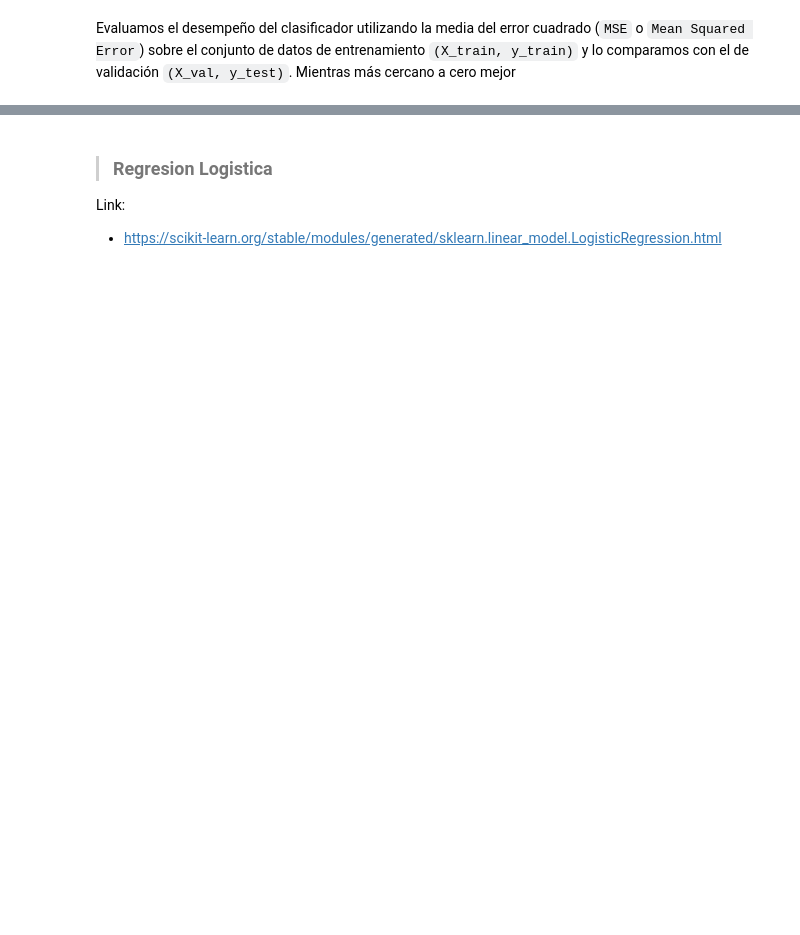
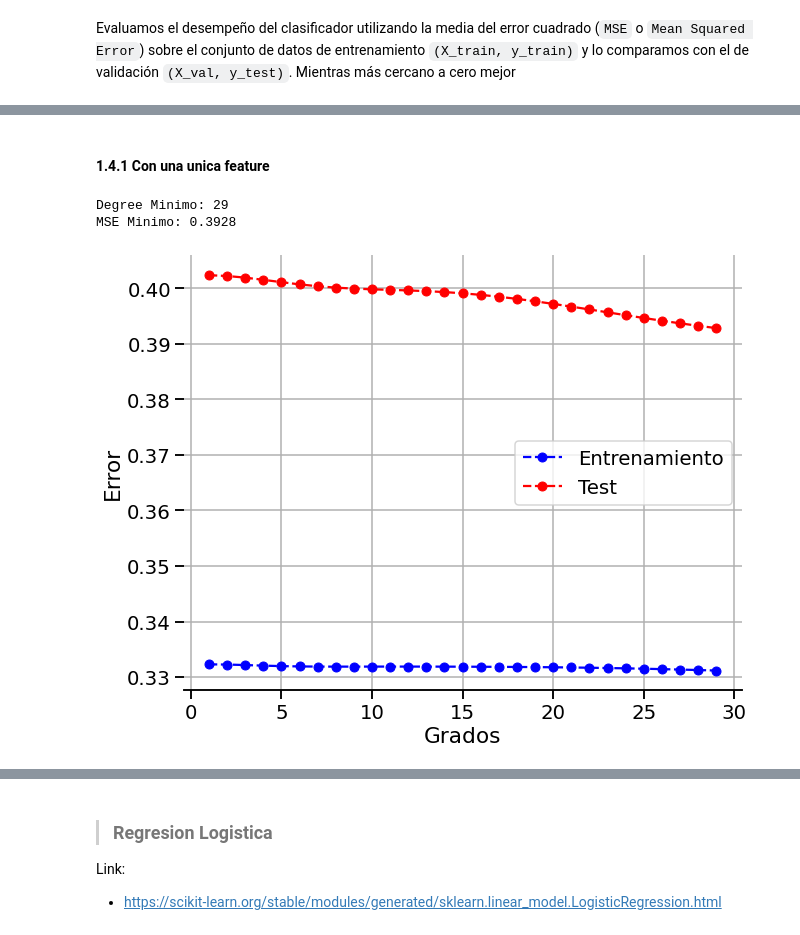
Before and after one commit to diplodatos2020/IntroduccionAprendizajeAutomatico_Mentoria, a Jupyter notebook: Practico_IAA.ipynb, the cells around one changed output, grey strips where cells are left out. Cells and saved outputs as stored; diff of their text form; code cells hidden in the pictures; blank space fills up the shorter version.

Commit message:
intro a ml mentoria tp

```diff
--- a/Practico_IAA.ipynb
+++ b/Practico_IAA.ipynb
@@ -27,5 +53,5 @@ from sklearn import preprocessing
 # %%
-filename = "../Introduccion_Mentoria/dataset_inf_telec_20200501T130000_20200727T010000_v1.csv"
+filename = "https://raw.githubusercontent.com/diplodatos2020/Introduccion_Mentoria/master/dataset_inf_telec_20200501T130000_20200727T010000_v1.csv"
 # %%
 df = pd.read_csv(
     filename,
@@ -95,3 +483,6 @@ Link:
+# %%
+y_train_pred = linear.predict(X_train_f)
+y_test_pred = linear.predict(X_test_f)
 # %% [markdown]
 Evaluamos el desempeño del clasificador utilizando la media del error cuadrado (`MSE` o `Mean Squared Error`) sobre el conjunto de datos de entrenamiento `(X_train, y_train)` y lo comparamos con el de validación `(X_val, y_test)`.
 Mientras más cercano a cero mejor
@@ -169,0 +538,3 @@ Links:
+# %%
+linear_af = LinearRegression()
+linear_af.fit(X_train, y_train)
@@ -169,0 +561,44 @@ Links:
+# %% [markdown]
+#### 1.4.1 Con una unica feature
+# %%
+train_errors = []
+test_errors = []
+degrees = range(1, 30)
+min_mse = 50
+
+for degree in degrees:
+
+    model = make_pipeline(PolynomialFeatures(degree), LinearRegression())
+    model.fit(X_train_f, y_train)
+
+    y_train_pred = model.predict(X_train_f)
+    y_test_pred = model.predict(X_test_f)
+
+    train_error = mean_squared_error(y_train, y_train_pred)
+    test_error = mean_squared_error(y_test, y_test_pred)
+    train_errors.append(train_error)
+    test_errors.append(test_error)
+
+    if (min_mse > test_error):
+      min_mse = test_error
+      min_degree = degree
+
+print(f'Degree Minimo: {min_degree}' )
+print(f'MSE Minimo: {min_mse:0.4}')
+# %% [output]
+Degree Minimo: 29
+MSE Minimo: 0.3928
+# %%
+plt.figure(figsize=(10, 8))
+plt.plot(degrees, train_errors, color="blue", label="Entrenamiento",
+         marker='o', linestyle='--')
+plt.plot(degrees, test_errors, color="red", label="Test",
+         marker='o', linestyle='--')
+sns.despine(left=True)
+plt.legend()
+plt.xlabel("Grados")
+plt.ylabel("Error")
+plt.grid(True)
+plt.show()
+# %% [output]
+[figure, added]
```
Also changed, not shown: parts of 106 cells of this notebook.
